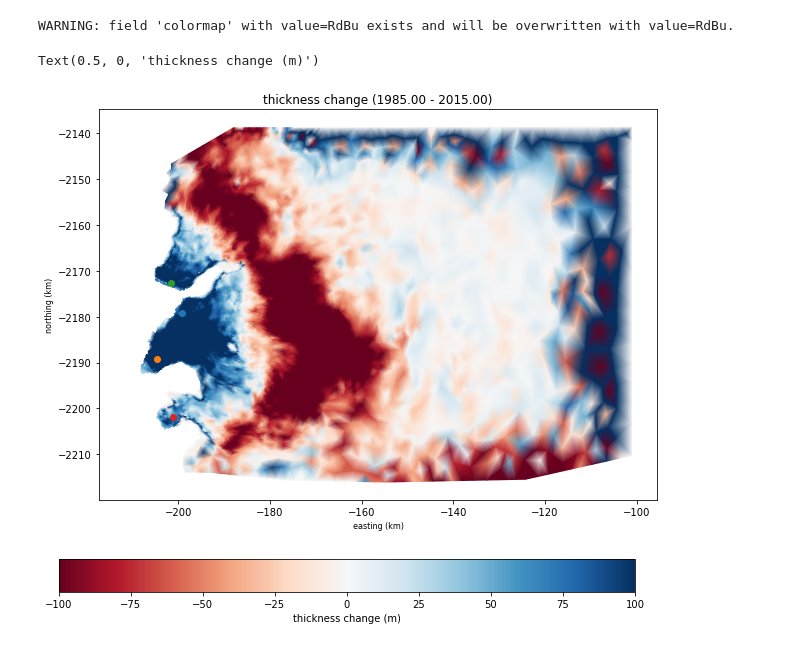
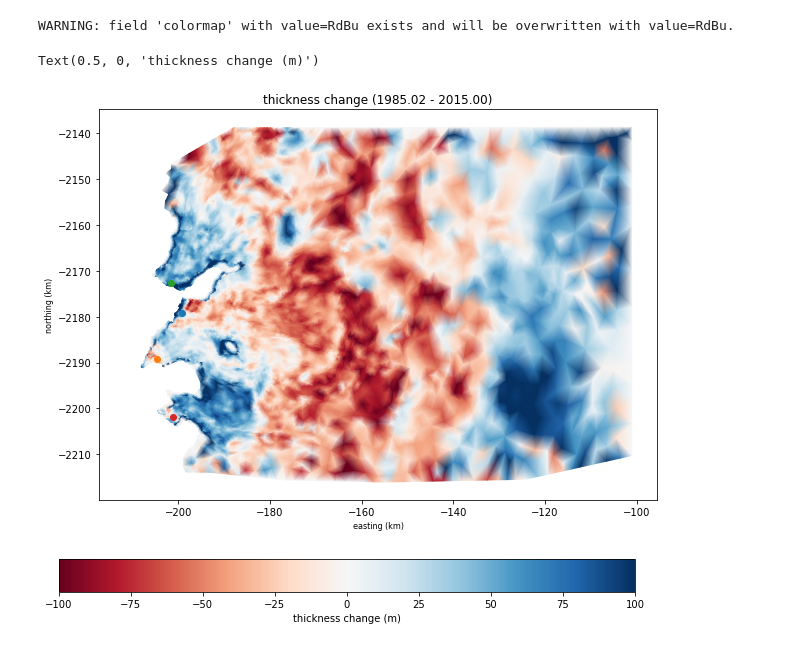
Before and after one commit to dfelikson/GrIS_Outlet_Glacier_Seasonal_dhdt, a Jupyter notebook: plot_model_output.ipynb, the cells around one changed output. Cells and saved outputs as stored; diff of their text form; code cells hidden in the pictures.

```diff
--- a/plot_model_output.ipynb
+++ b/plot_model_output.ipynb
@@ -26,8 +26,12 @@ import pickle
 
 import pylab as pl
 # %%
+#filename = ''/efs/mpascual/SAtoES_hindcast_transient_low_retreat_end_member.nc'
+#filename = './Models/SAtoES_hindcast_control_new_inversion_20221910.nc'
+filename = './Models/SAtoES_hindcast_control_new_inversion_20222010.nc'
+
 # Load model
-md = loadmodel("/efs/mpascual/SAtoES_relaxation_control_EN4_Trial0.nc", singleres='TransientSolution') #, singletime=-1)
+md = loadmodel(filename, singleres='TransientSolution', resvars=['time', 'Thickness', 'Vel', 'MaskIceLevelset']) #, singletime=-1)
 
 # Load glacier data
 m = loadmat('./Cheat_matfiles/glacier0013.mat'); glacier0013 = m['glacier0013'];
@@ -45,35 +62,38 @@ solutionstep
 # Plot change in ice thickness
 cmap = 'RdBu'
 
-thickness_change = md.results.TransientSolution[-1].Thickness - md.geometry.thickness
+plot_step_start =  0
+plot_step_end   = -1
+
+thickness_change = md.results.TransientSolution[plot_step_end].Thickness - md.results.TransientSolution[plot_step_start].Thickness #md.geometry.thickness
 
 fig = plt.figure(figsize=(10,10))
 vmin = -100
 vmax = +100
-plotmodel(md, 'data', thickness_change, 'mask', md.results.TransientSolution[-1].MaskIceLevelset<=0, \
+plotmodel(md, 'data', thickness_change, 'mask', md.results.TransientSolution[plot_step_end].MaskIceLevelset<=0, \
          'colormap', cmap, 'caxis', [vmin, vmax], 'colorbar', 'off', \
          'unit', 'km', 'xlabel', 'easting (km)', 'ylabel', 'northing (km)', \
          'backgroundcolor', 'white')
 
 # for masking: 'mask#all', md.mask.ice_levelset<=0
 
-plt.title('thickness change ({:6.2f} - {:6.2f})'.format(md.timestepping.start_time, md.results.TransientSolution[-1].time[0]))
+plt.title('thickness change ({:6.2f} - {:6.2f})'.format(md.results.TransientSolution[plot_step_start].time[0], md.results.TransientSolution[plot_step_end].time[0]))
 
 # Add glacier locations
 # NOTE that we divide by 1000 to get units of km to match the plotmodel command above
 for glacier in glaciers:
     plt.plot(glacier['x']/1000., glacier['y']/1000., 'o')
 
 # Colorbar as a separate plot
 a = np.array([[vmin,vmax]])
 pl.figure(figsize=(10, 0.75))
 img = pl.imshow(a, cmap=cmap)
 pl.gca().set_visible(False)
 cax = pl.axes([0.1, 0.2, 0.8, 0.6])
 pl.colorbar(orientation='horizontal', cax=cax)
 pl.xlabel('thickness change (m)')
 # %% [output]
 WARNING: field 'colormap' with value=RdBu exists and will be overwritten with value=RdBu.
 Text(0.5, 0, 'thickness change (m)')
-[figure, old version]
+[figure, new version]
 [figure]
```
Also changed, not shown: parts of 6 cells of this notebook.
